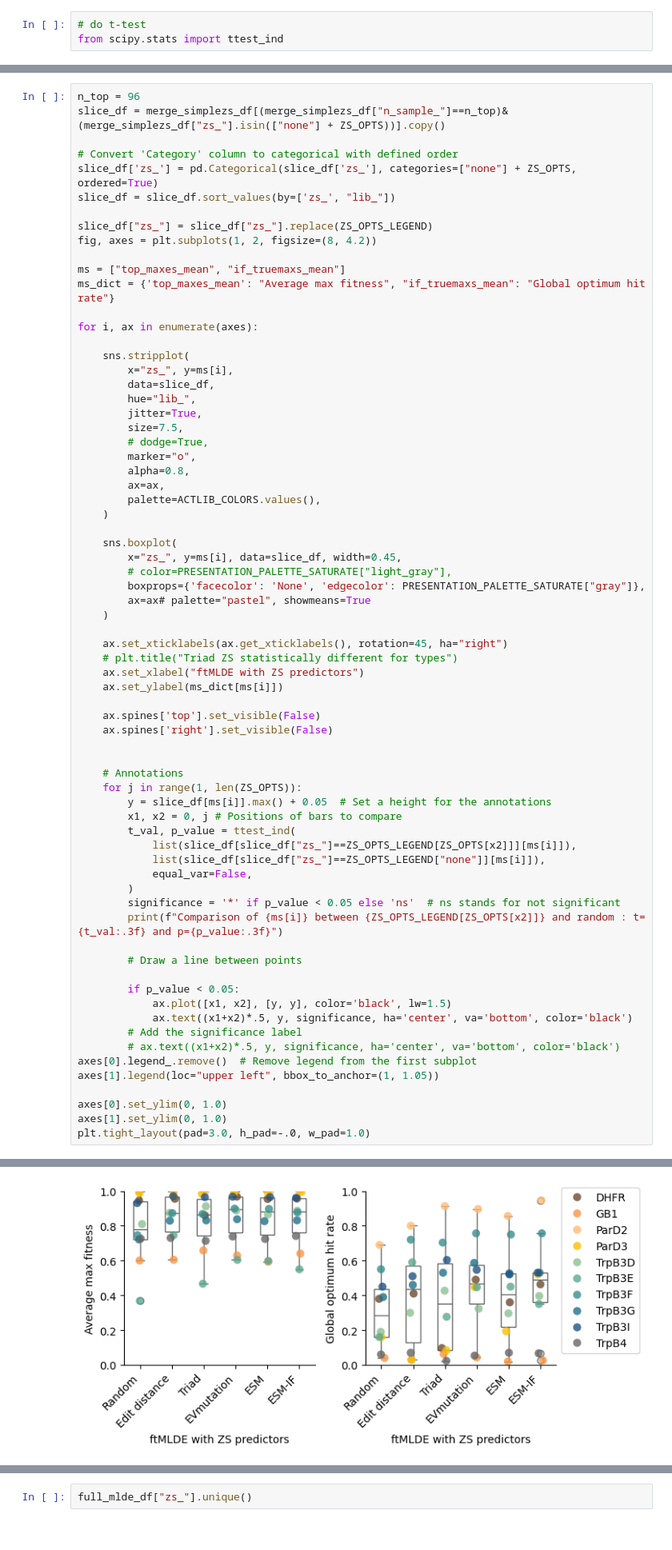
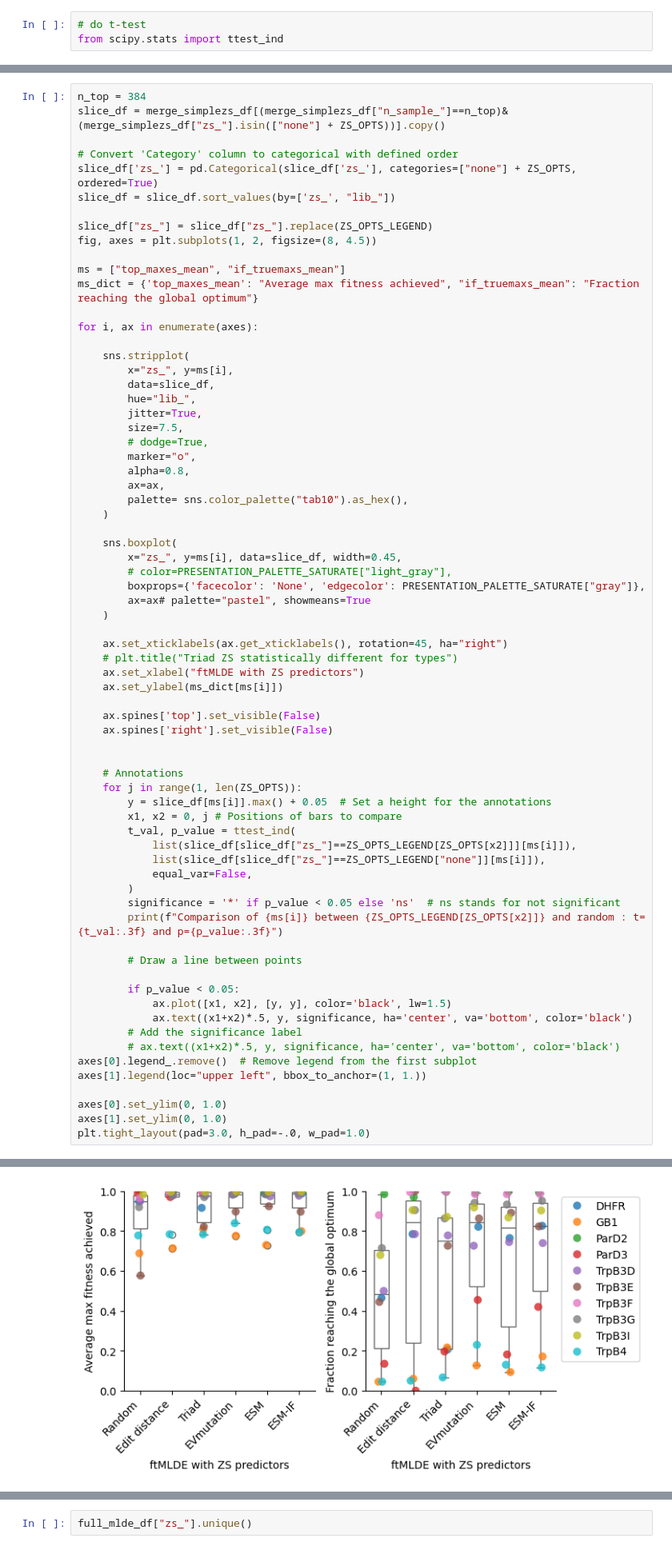
Before and after one commit to fhalab/SSMuLA, a Jupyter notebook: sandbox/plot_ftmlde_comb_bar.ipynb, the cells around one changed output, grey strips where cells are left out. Shown: that part at 80% size. Saved outputs shown, nothing was run; the diff lists cells and outputs as text.

Commit message:
better color for plots

```diff
--- a/sandbox/plot_ftmlde_comb_bar.ipynb
+++ b/sandbox/plot_ftmlde_comb_bar.ipynb
@@ -228,7 +229,7 @@ ACTLIB_COLORS = {
     )
 }
 # %%
-n_top = 96
+n_top = 384
 slice_df = merge_simplezs_df[(merge_simplezs_df["n_sample_"]==n_top)&(merge_simplezs_df["zs_"].isin(["none"] + ZS_OPTS))].copy()
 
 # Convert 'Category' column to categorical with defined order
@@ -236,10 +237,10 @@ slice_df['zs_'] = pd.Categorical(slice_df['zs_'], categories=["none"] + ZS_OPTS,
 slice_df = slice_df.sort_values(by=['zs_', "lib_"])
 
 slice_df["zs_"] = slice_df["zs_"].replace(ZS_OPTS_LEGEND)
-fig, axes = plt.subplots(1, 2, figsize=(8, 4.2))
+fig, axes = plt.subplots(1, 2, figsize=(8, 4.5))
 
 ms = ["top_maxes_mean", "if_truemaxs_mean"]
-ms_dict = {'top_maxes_mean': "Average max fitness", "if_truemaxs_mean": "Global optimum hit rate"}
+ms_dict = {'top_maxes_mean': "Average max fitness achieved", "if_truemaxs_mean": "Fraction reaching the global optimum"}
 
 for i, ax in enumerate(axes):
 
@@ -253,7 +254,7 @@ for i, ax in enumerate(axes):
         marker="o",
         alpha=0.8,
         ax=ax,
-        palette=ACTLIB_COLORS.values(),
+        palette= sns.color_palette("tab10").as_hex(),
     )
 
     sns.boxplot(
@@ -292,7 +293,7 @@ for i, ax in enumerate(axes):
         # Add the significance label
         # ax.text((x1+x2)*.5, y, significance, ha='center', va='bottom', color='black')
 axes[0].legend_.remove()  # Remove legend from the first subplot
-axes[1].legend(loc="upper left", bbox_to_anchor=(1, 1.05))
+axes[1].legend(loc="upper left", bbox_to_anchor=(1, 1.))
 
 axes[0].set_ylim(0, 1.0)
 axes[1].set_ylim(0, 1.0)
@@ -309 +310 @@ Comparison of if_truemaxs_mean between ESM-IF and random : t=1.357 and p=0.193
-[figure, old version]
+[figure, new version]
```
Also changed, not shown: parts of 11 cells of this notebook, 9 other files.
